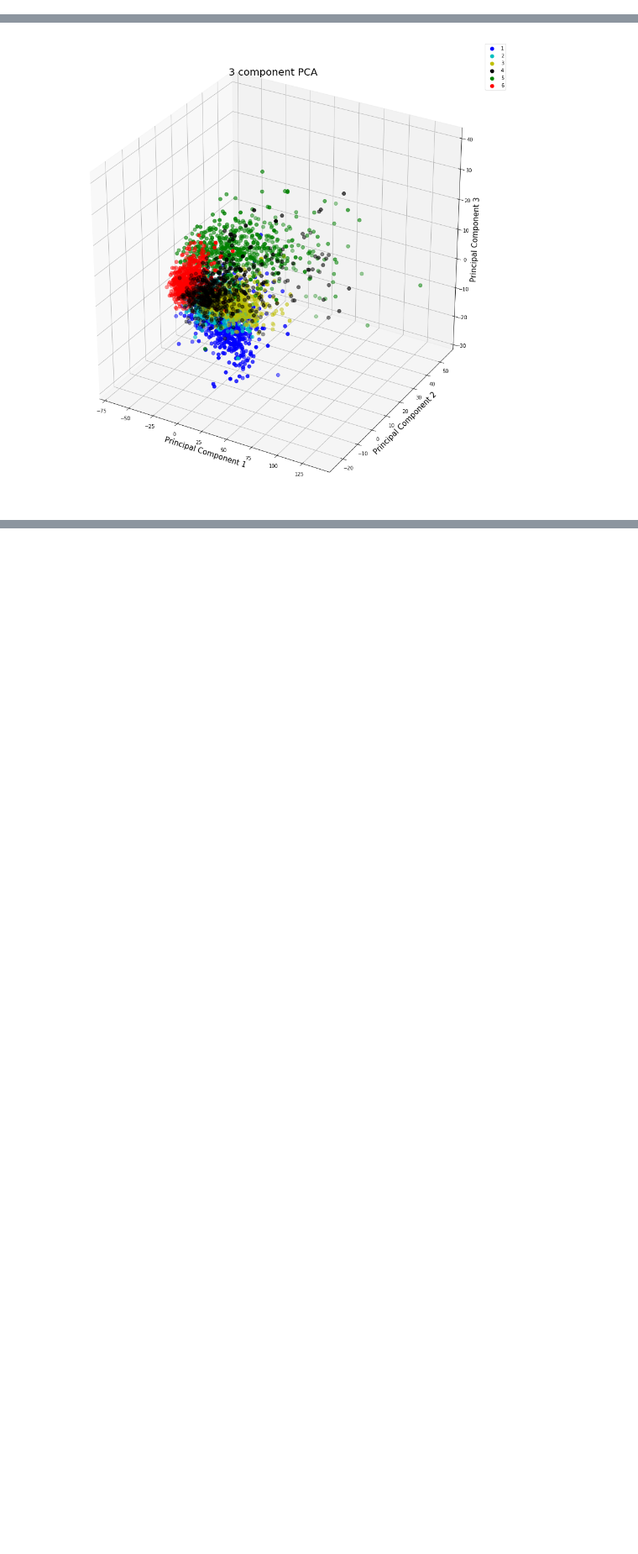
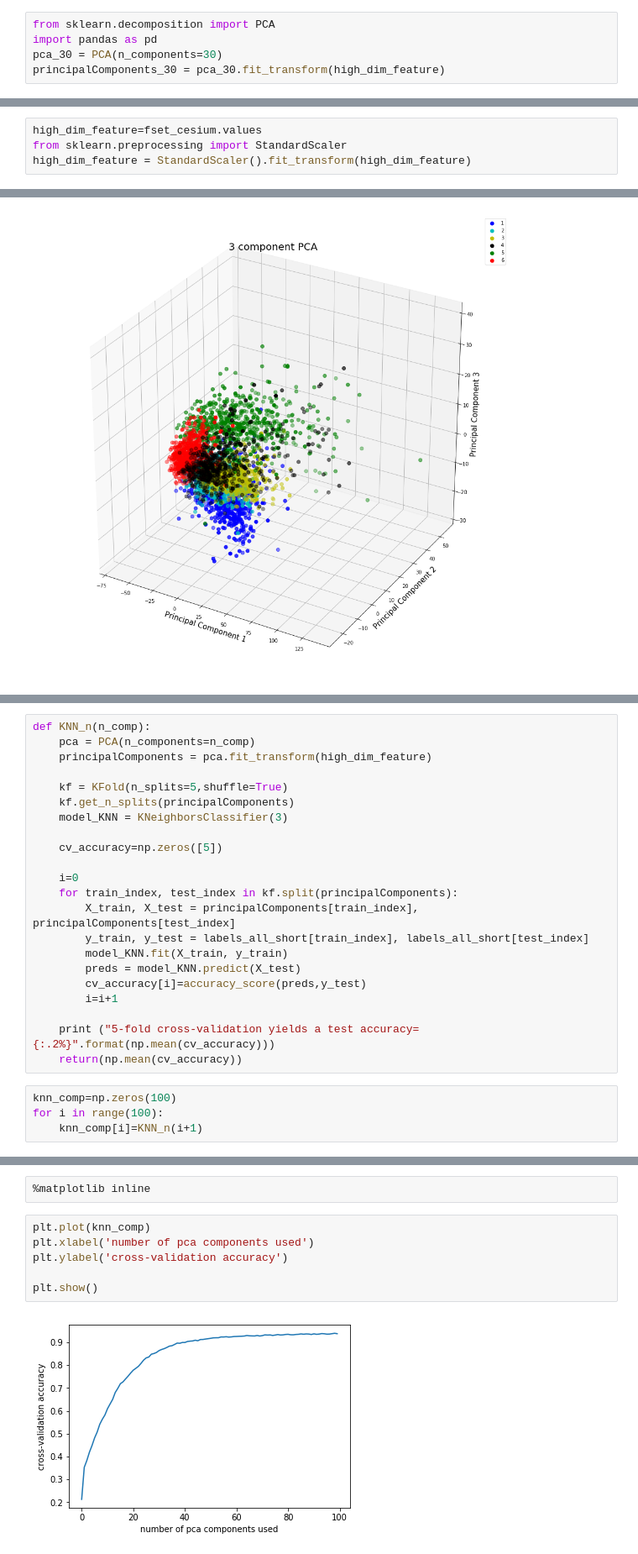
Before and after one commit to brainML/brainprint, a Jupyter notebook: meeting-notes/Meeting_Sep26.ipynb, the cells around one changed output, grey strips where cells are left out. Shown at 84% size. Drawn from its saved outputs; the diff is of its cells as text; blank space fills up the shorter version.

```diff
--- a/meeting-notes/Meeting_Sep26.ipynb
+++ b/meeting-notes/Meeting_Sep26.ipynb
@@ -300,0 +409,5 @@ ax.grid()
+# %%
+from sklearn.decomposition import PCA
+import pandas as pd
+pca_30 = PCA(n_components=30)
+principalComponents_30 = pca_30.fit_transform(high_dim_feature)
@@ -301,3 +444,7 @@ ax.grid()
+# %%
+high_dim_feature=fset_cesium.values
+from sklearn.preprocessing import StandardScaler
+high_dim_feature = StandardScaler().fit_transform(high_dim_feature)
 # %%
 from sklearn.decomposition import PCA
 import pandas as pd
@@ -335,0 +491,26 @@ ax.grid()
+# %%
+def KNN_n(n_comp):
+    pca = PCA(n_components=n_comp)
+    principalComponents = pca.fit_transform(high_dim_feature)
+
+    kf = KFold(n_splits=5,shuffle=True)
+    kf.get_n_splits(principalComponents)
+    model_KNN = KNeighborsClassifier(3)
+
+    cv_accuracy=np.zeros([5])
+
+    i=0
+    for train_index, test_index in kf.split(principalComponents):
+        X_train, X_test = principalComponents[train_index], principalComponents[test_index]
+        y_train, y_test = labels_all_short[train_index], labels_all_short[test_index]
+        model_KNN.fit(X_train, y_train)
+        preds = model_KNN.predict(X_test)
+        cv_accuracy[i]=accuracy_score(preds,y_test)
+        i=i+1
+
+    print ("5-fold cross-validation yields a test accuracy={:.2%}".format(np.mean(cv_accuracy)))
+    return(np.mean(cv_accuracy))
+# %%
+knn_comp=np.zeros(100)
+for i in range(100):
+    knn_comp[i]=KNN_n(i+1)
@@ -335,0 +539,10 @@ ax.grid()
+# %%
+%matplotlib inline
+# %%
+plt.plot(knn_comp)
+plt.xlabel('number of pca components used')
+plt.ylabel('cross-validation accuracy')
+
+plt.show()
+# %% [output]
+[figure, added]
```
Also changed, not shown: parts of 25 cells of this notebook.
